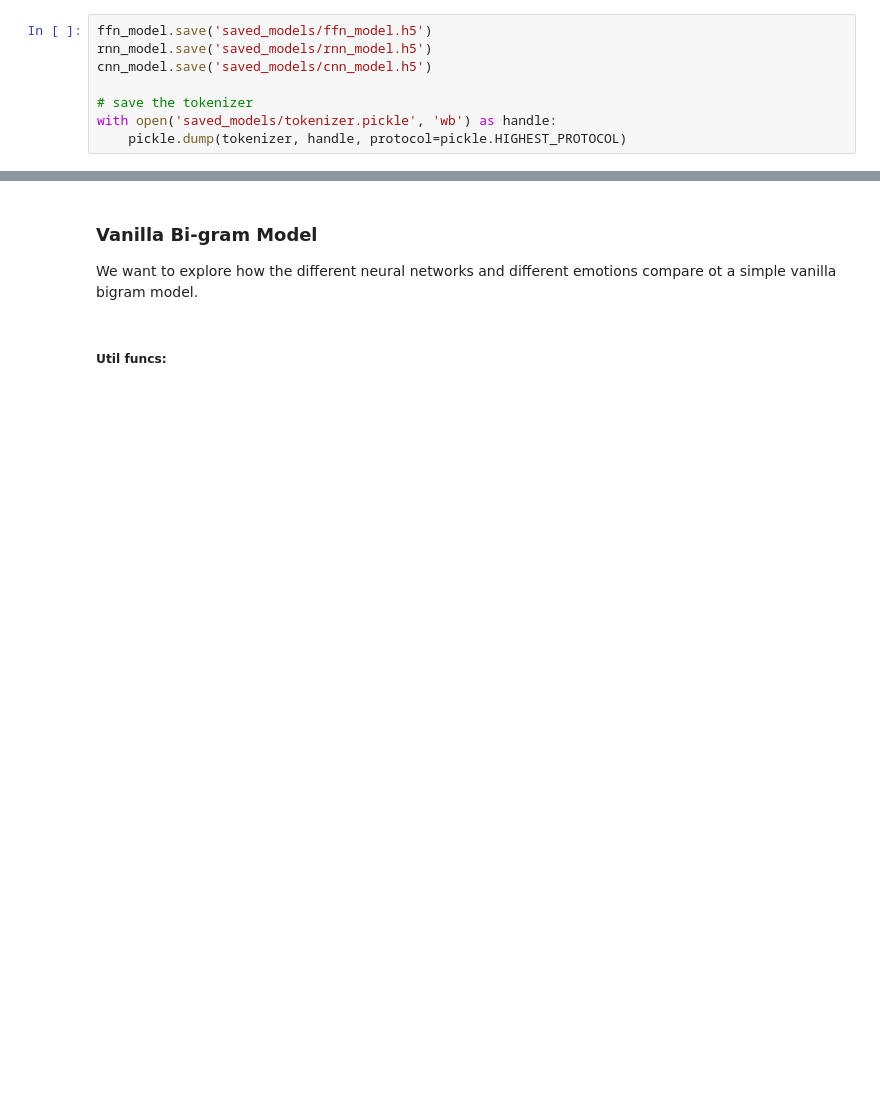
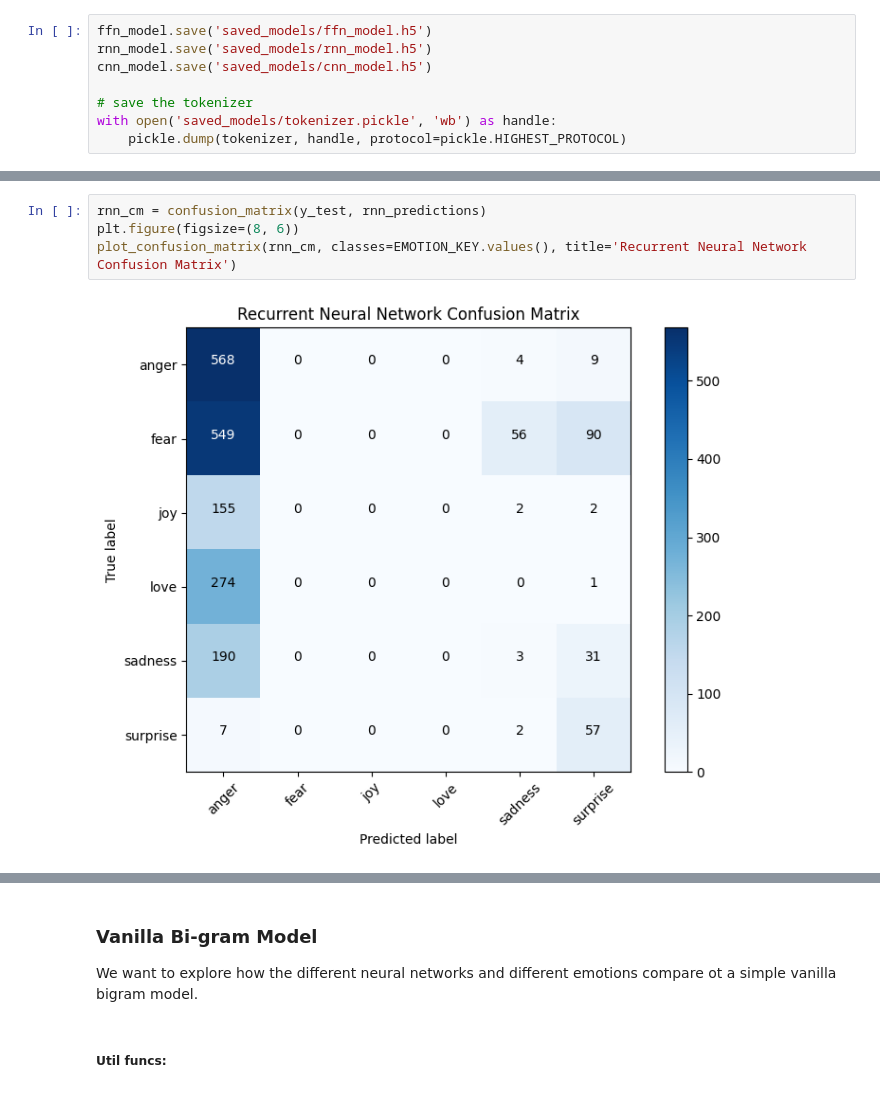
Before and after one commit to agonzalez22/cs4120-final-project, a Jupyter notebook: final_project.ipynb, the cells around one changed output, grey strips where cells are left out. Saved outputs shown, nothing was run; the diff lists cells and outputs as text; blank space fills up the shorter version.

```diff
--- a/final_project.ipynb
+++ b/final_project.ipynb
@@ -256,0 +393,6 @@ with open('saved_models/tokenizer.pickle', 'wb') as handle:
+# %%
+rnn_cm = confusion_matrix(y_test, rnn_predictions)
+plt.figure(figsize=(8, 6))
+plot_confusion_matrix(rnn_cm, classes=EMOTION_KEY.values(), title='Recurrent Neural Network Confusion Matrix')
+# %% [output]
+[figure, added]
```
Also changed, not shown: parts of 21 cells of this notebook, 4 other files.
